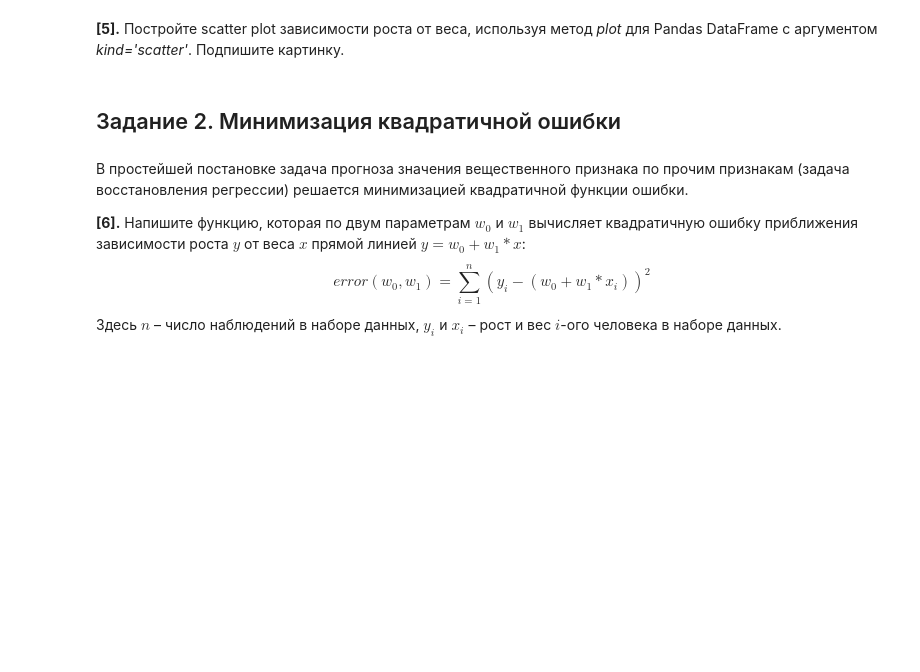
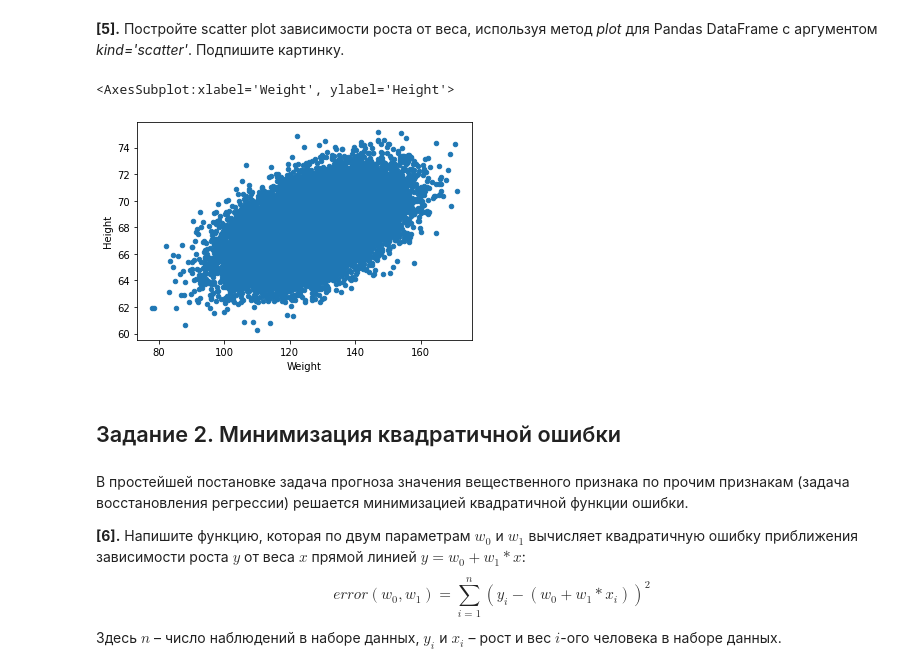
Before and after one commit to RBVV23/Coursera, a Jupyter notebook: Обучение на размеченных данных/Week_1/Линейная регрессия (рост_вес).ipynb, the cells around one changed output. Drawn from its saved outputs; the diff is of its cells as text; code cells hidden in the pictures; blank space fills up the shorter version.

```diff
--- a/Обучение на размеченных данных/Week_1/Линейная регрессия (рост_вес).ipynb
+++ b/Обучение на размеченных данных/Week_1/Линейная регрессия (рост_вес).ipynb
@@ -106,6 +117,10 @@ data['weight_cat'] = data['Weight'].apply(weight_category)
 **[5].** Постройте scatter plot зависимости роста от веса, используя метод *plot* для Pandas DataFrame с аргументом *kind='scatter'*. Подпишите картинку.
 # %%
 # Ваш код здесь
+data.plot(x='Weight', y='Height', kind='scatter')
+# %% [output]
+<AxesSubplot:xlabel='Weight', ylabel='Height'>
+[figure, added]
 # %% [markdown]
 ## Задание 2. Минимизация квадратичной ошибки
 # %% [markdown]
```
Also changed, not shown: parts of 8 cells of this notebook, 1 other file.
